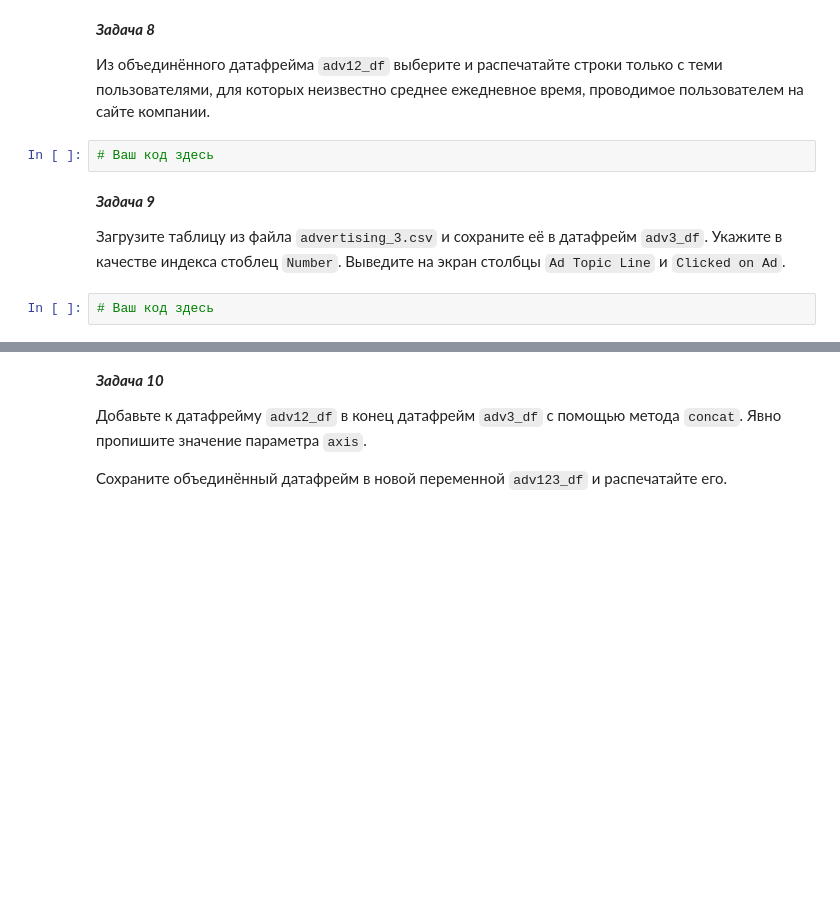
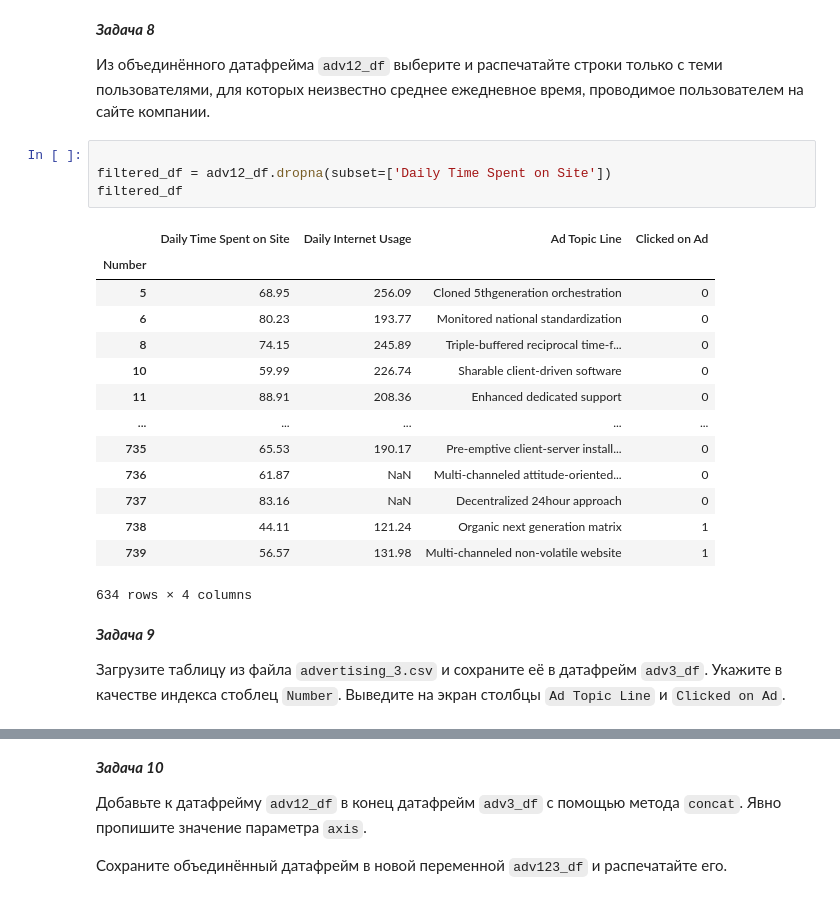
Before and after one commit to Roughriver74/learnPY, a Jupyter notebook: learn/12.6 Практическая работа.ipynb, the cells around one changed output, grey strips where cells are left out. Cells and saved outputs as stored; diff of their text form; blank space fills up the shorter version.

```diff
--- a/learn/12.6 Практическая работа.ipynb
+++ b/learn/12.6 Практическая работа.ipynb
@@ -175,11 +191,26 @@ print(adv2_df.info(null_counts=True))
 ***Задача 8***
 
 Из объединённого датафрейма `adv12_df` выберите и распечатайте строки только с теми пользователями, для которых неизвестно среднее ежедневное время, проводимое пользователем на сайте компании.
-# %%
-# Ваш код здесь
+# %%
+
+filtered_df = adv12_df.dropna(subset=['Daily Time Spent on Site'])
+filtered_df
+# %% [output]
+|  | Daily Time Spent on Site | Daily Internet Usage | Ad Topic Line | Clicked on Ad |
+| Number |  |  |  |  |
+| 5 | 68.95 | 256.09 | Cloned 5thgeneration orchestration | 0 |
+| 6 | 80.23 | 193.77 | Monitored national standardization | 0 |
+| 8 | 74.15 | 245.89 | Triple-buffered reciprocal time-f... | 0 |
+| 10 | 59.99 | 226.74 | Sharable client-driven software | 0 |
+| 11 | 88.91 | 208.36 | Enhanced dedicated support | 0 |
+| ... | ... | ... | ... | ... |
+| 735 | 65.53 | 190.17 | Pre-emptive client-server install... | 0 |
+| 736 | 61.87 | NaN | Multi-channeled attitude-oriented... | 0 |
+| 737 | 83.16 | NaN | Decentralized 24hour approach | 0 |
+| 738 | 44.11 | 121.24 | Organic next generation matrix | 1 |
+| 739 | 56.57 | 131.98 | Multi-channeled non-volatile website | 1 |
+634 rows × 4 columns
 # %% [markdown]
 ***Задача 9***
 
 Загрузите таблицу из файла `advertising_3.csv` и сохраните её в датафрейм `adv3_df`. Укажите в качестве индекса стоблец `Number`. Выведите на экран столбцы `Ad Topic Line` и `Clicked on Ad`.
-# %%
-# Ваш код здесь
```
Also changed, not shown: parts of 6 cells of this notebook.
